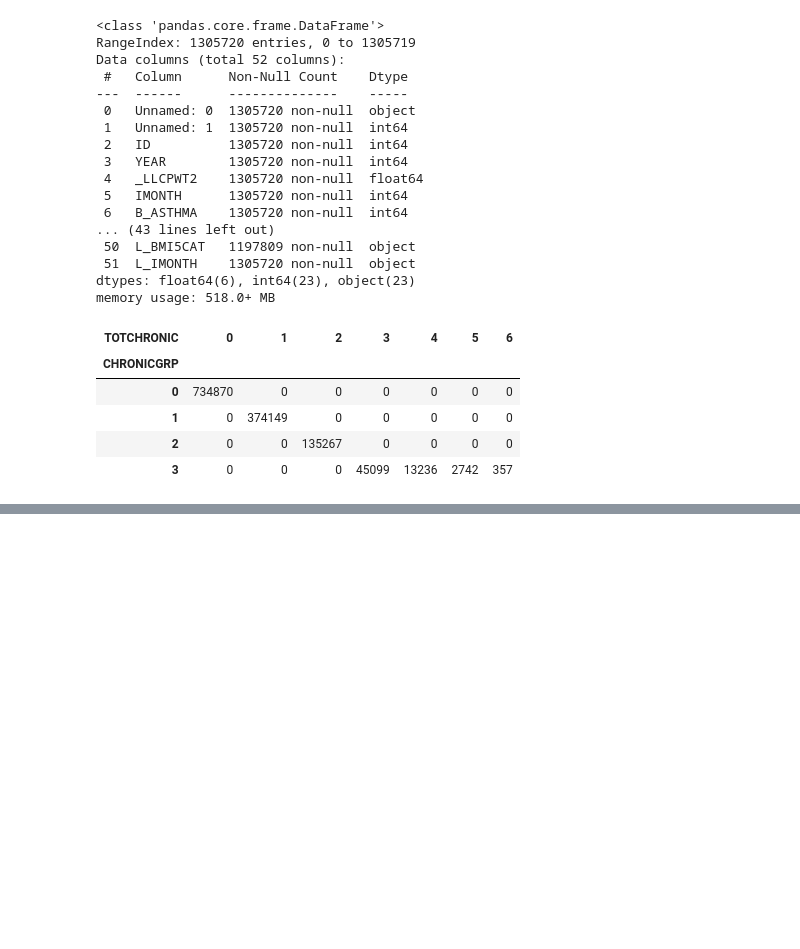
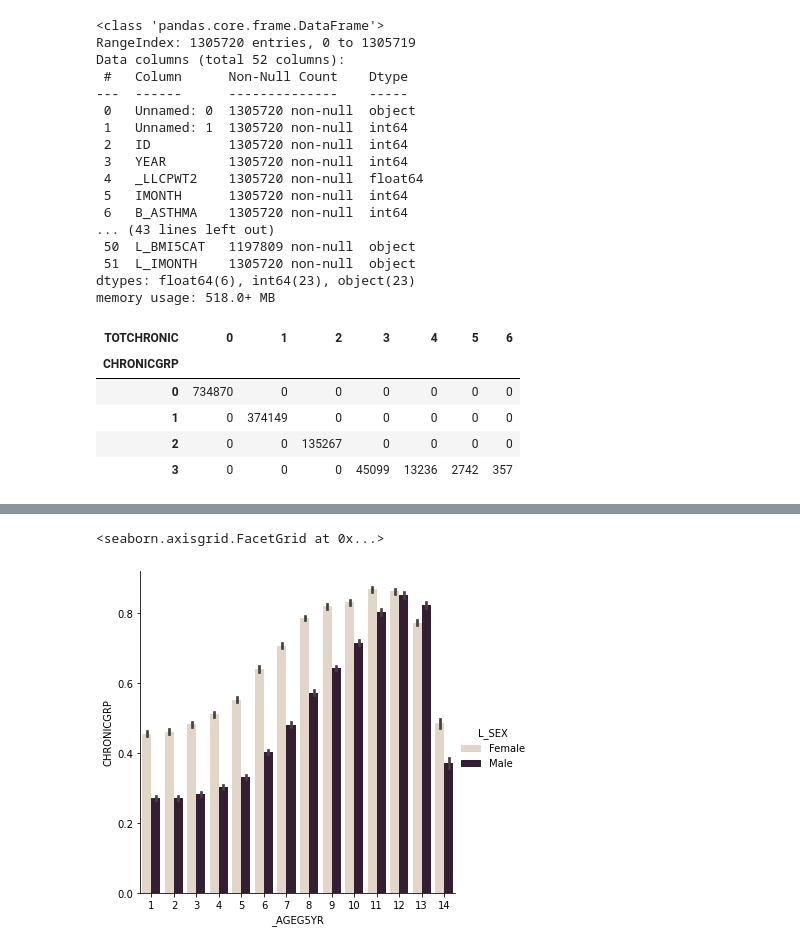
Before and after one commit to krashr-ds/python, a Jupyter notebook: BRFSS Explore.ipynb, the cells around one changed output, grey strips where cells are left out. Cells and saved outputs as stored; diff of their text form; code cells hidden in the pictures; blank space fills up the shorter version.

```diff
--- a/BRFSS Explore.ipynb
+++ b/BRFSS Explore.ipynb
@@ -308,0 +59,5 @@ sb.pairplot(brfss_s, hue="B_DIABETE", height=2.5)
+# %%
+sb.catplot(x="_AGEG5YR", y="CHRONICGRP", hue="L_SEX", kind="bar", palette="ch:.25", data=brfss)
+# %% [output]
+<seaborn.axisgrid.FacetGrid at 0x...>
+[figure, added]
```
Also changed, not shown: parts of 54 cells of this notebook.
